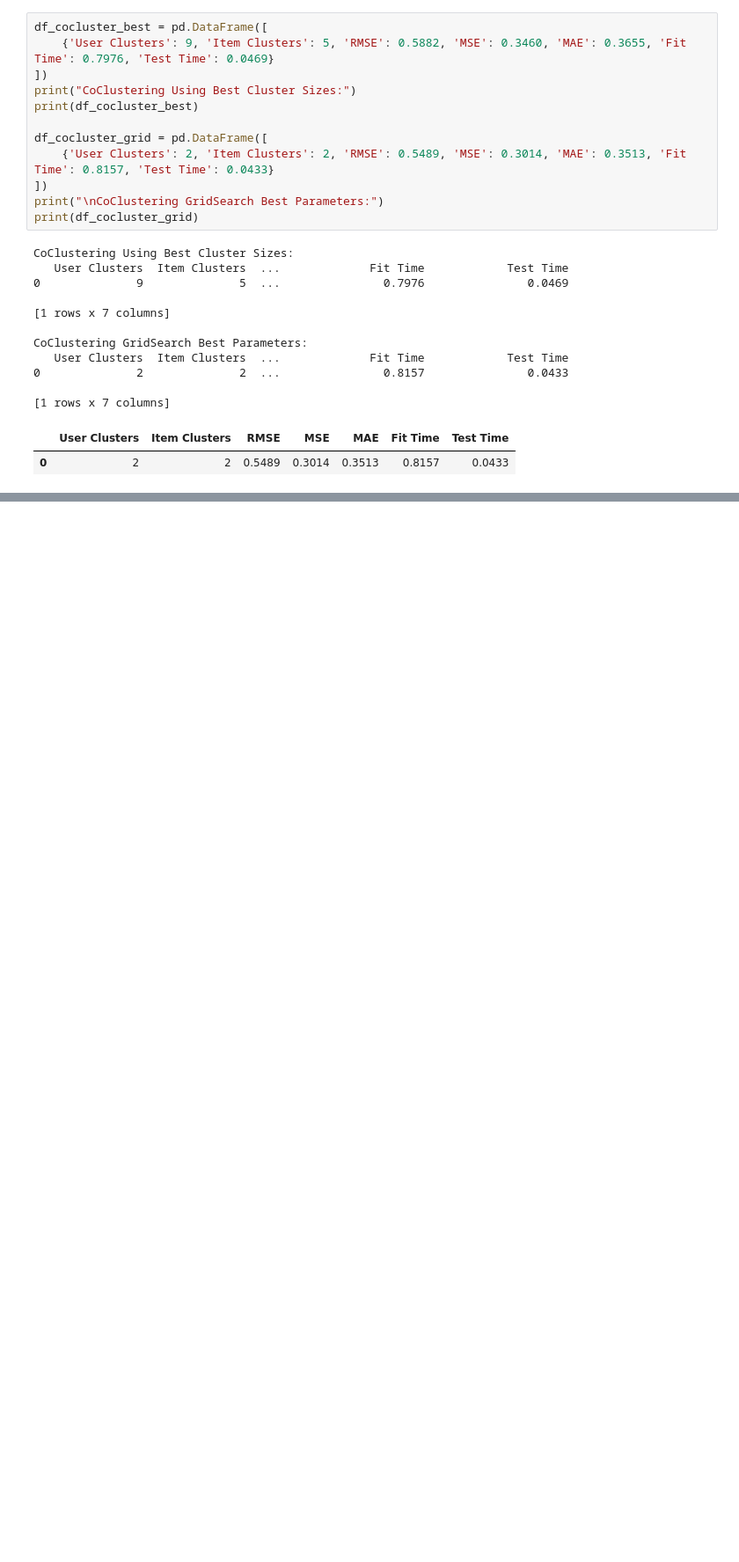
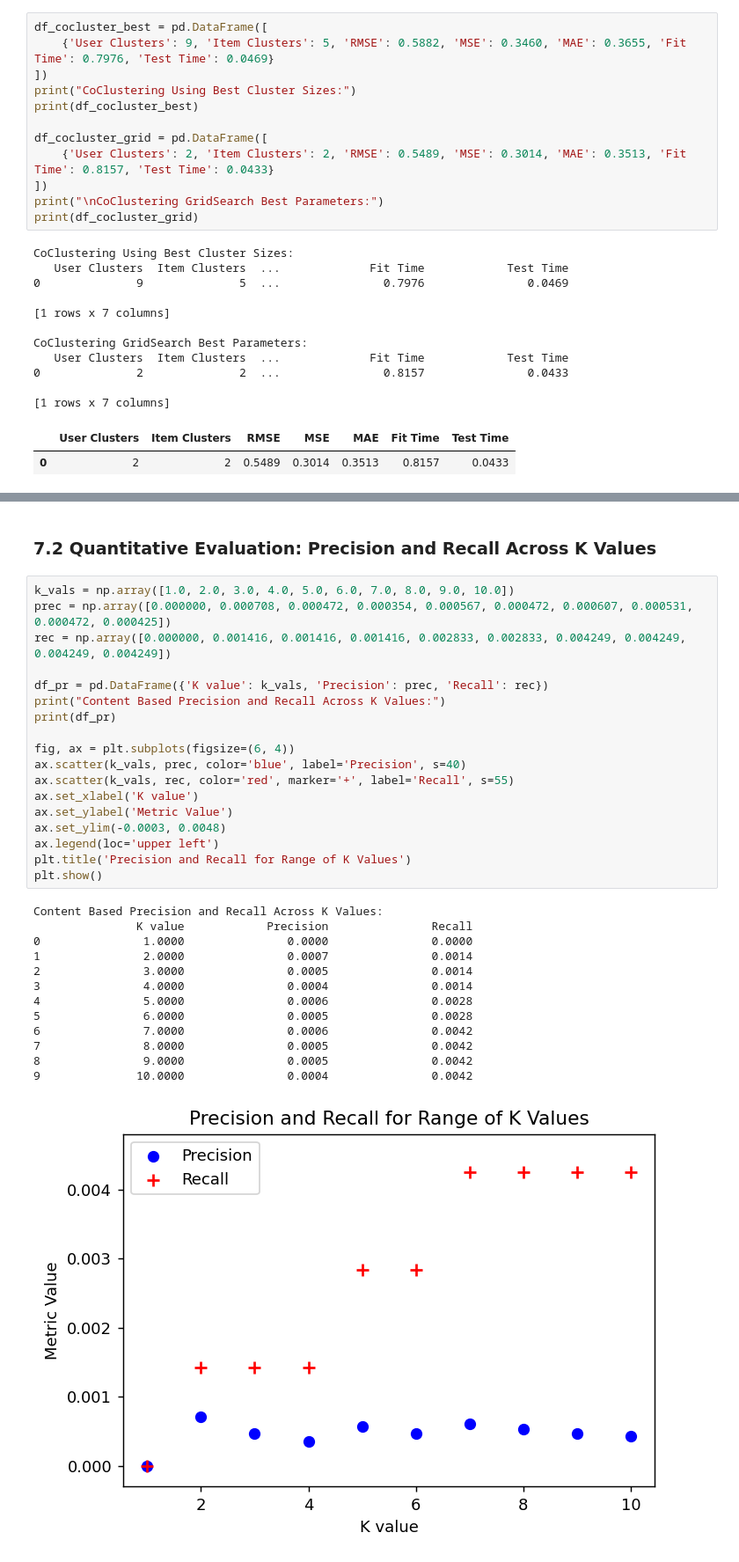
Before and after one commit to vidhyawalke/Recipe-Recommender-System, a Jupyter notebook: Recipe_Recommender.ipynb, the cells around one changed output, grey strips where cells are left out. Shown at 88% size. Cells and saved outputs as stored; diff of their text form; blank space fills up the shorter version.

```diff
--- a/Recipe_Recommender.ipynb
+++ b/Recipe_Recommender.ipynb
@@ -405,0 +537,34 @@ Top 10 Recommendations Generated by Tuned SVD Model:
+# %% [markdown]
+### 7.2 Quantitative Evaluation: Precision and Recall Across K Values
+# %%
+k_vals = np.array([1.0, 2.0, 3.0, 4.0, 5.0, 6.0, 7.0, 8.0, 9.0, 10.0])
+prec = np.array([0.000000, 0.000708, 0.000472, 0.000354, 0.000567, 0.000472, 0.000607, 0.000531, 0.000472, 0.000425])
+rec = np.array([0.000000, 0.001416, 0.001416, 0.001416, 0.002833, 0.002833, 0.004249, 0.004249, 0.004249, 0.004249])
+
+df_pr = pd.DataFrame({'K value': k_vals, 'Precision': prec, 'Recall': rec})
+print("Content Based Precision and Recall Across K Values:")
+print(df_pr)
+
+fig, ax = plt.subplots(figsize=(6, 4))
+ax.scatter(k_vals, prec, color='blue', label='Precision', s=40)
+ax.scatter(k_vals, rec, color='red', marker='+', label='Recall', s=55)
+ax.set_xlabel('K value')
+ax.set_ylabel('Metric Value')
+ax.set_ylim(-0.0003, 0.0048)
+ax.legend(loc='upper left')
+plt.title('Precision and Recall for Range of K Values')
+plt.show()
+# %% [output]
+Content Based Precision and Recall Across K Values:
+               K value            Precision               Recall
+0               1.0000               0.0000               0.0000
+1               2.0000               0.0007               0.0014
+2               3.0000               0.0005               0.0014
+3               4.0000               0.0004               0.0014
+4               5.0000               0.0006               0.0028
+5               6.0000               0.0005               0.0028
+6               7.0000               0.0006               0.0042
+7               8.0000               0.0005               0.0042
+8               9.0000               0.0005               0.0042
+9              10.0000               0.0004               0.0042
+[figure, added]
```
Also changed, not shown: parts of 32 cells of this notebook.
